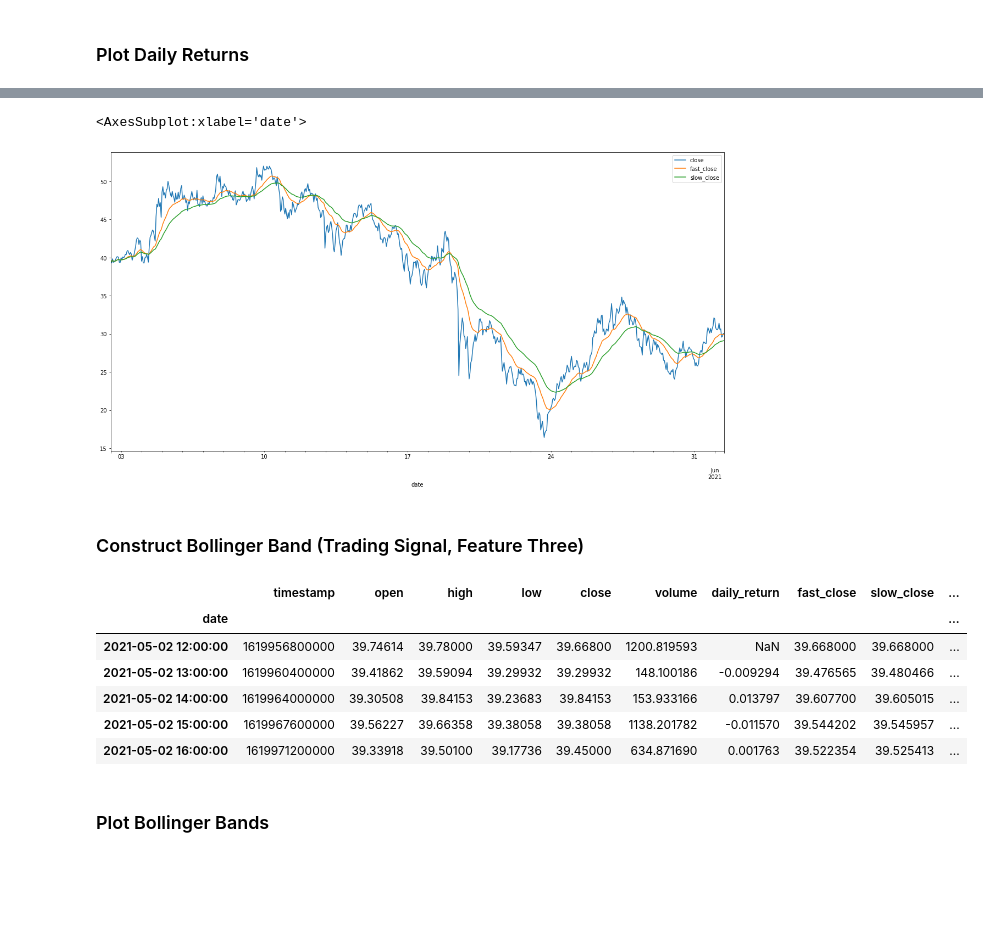
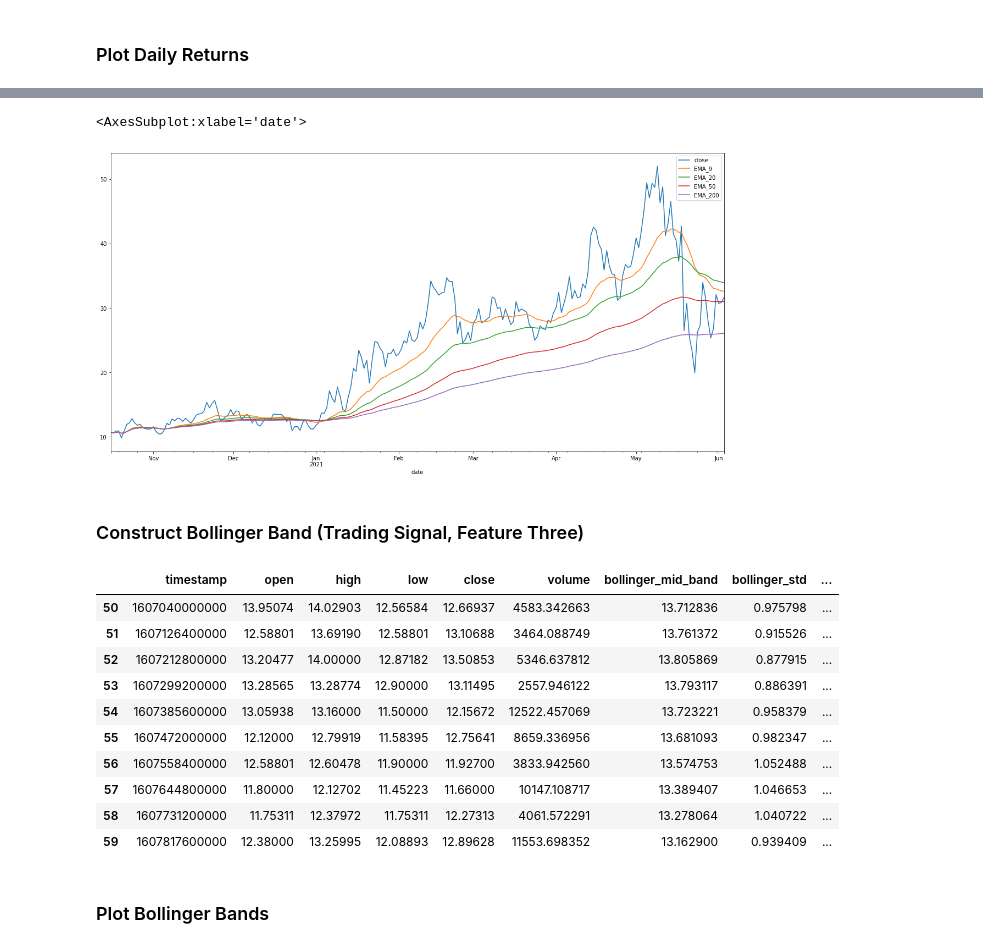
Before and after one commit to Hash3rown/monu-fintech-Project-2, a Jupyter notebook: sandbox/alex_macd_EMA_Bollinger.ipynb, the cells around one changed output, grey strips where cells are left out. Drawn from its saved outputs; the diff is of its cells as text; code cells hidden in the pictures; blank space fills up the shorter version.

```diff
--- a/sandbox/alex_macd_EMA_Bollinger.ipynb
+++ b/sandbox/alex_macd_EMA_Bollinger.ipynb
@@ -171,3 +161,0 @@ display(f"historical_prices_df shape: {historical_prices_df.shape}")
-# %%
-historical_prices_df = historical_prices_df.set_index('date')
-historical_prices_df
@@ -188,0 +162,8 @@ historical_prices_df
+# %%
+# historical_prices_df = historical_prices_df.set_index('date')
+historical_prices_df.set_index(pd.to_datetime(
+    historical_prices_df['date'],
+    infer_datetime_format=True),
+    inplace=True
+)
+historical_prices_df
@@ -190,6 +186,7 @@ historical_prices_df
 ### Plot Daily Returns
 # %%
 # Drop NAs and calculate daily percent return
-historical_prices_df['daily_return'] = historical_prices_df['close'].dropna().pct_change()
+historical_prices_df['daily_return'] = historical_prices_df['close'].pct_change()
+historical_prices_df = historical_prices_df.dropna()
 historical_prices_df
 # %% [output]
@@ -212,16 +210,24 @@ historical_prices_df
 # %%
 # Set short and long windows
-short_window = 9
-long_window = 20
 
-# Construct a `Fast` and `Slow` Exponential Moving Average from short and long windows, respectively
-historical_prices_df['fast_close'] = historical_prices_df['close'].ewm(halflife=short_window).mean()
-historical_prices_df['slow_close'] = historical_prices_df['close'].ewm(halflife=long_window).mean()
 
-# Construct a crossover trading signal
-historical_prices_df['crossover_long'] = np.where(historical_prices_df['fast_close'] > historical_prices_df['slow_close'], 1.0, 0.0)
-historical_prices_df['crossover_short'] = np.where(historical_prices_df['fast_close'] < historical_prices_df['slow_close'], -1.0, 0.0)
-historical_prices_df['crossover_signal'] = historical_prices_df['crossover_long'] + historical_prices_df['crossover_short']
+# Construct EMAS for short and long windows, respectively 9, 20, 50 and 200
+historical_prices_df['EMA_9'] = historical_prices_df['close'].ewm(halflife=9).mean()
+historical_prices_df['EMA_20'] = historical_prices_df['close'].ewm(halflife=20).mean()
+historical_prices_df['EMA_50'] = historical_prices_df['close'].ewm(halflife=50).mean()
+historical_prices_df['EMA_200'] = historical_prices_df['close'].ewm(halflife=200).mean()
+
+# Construct a 9 VS 20 crossover trading signal
+historical_prices_df['crossover_long_9v20'] = np.where(historical_prices_df['EMA_9'] > historical_prices_df['EMA_20'], 1.0, 0.0)
+historical_prices_df['crossover_short_9v20'] = np.where(historical_prices_df['EMA_9'] < historical_prices_df['EMA_20'], -1.0, 0.0)
+historical_prices_df['crossover_signal_9v20'] = historical_prices_df['crossover_long_9v20'] + historical_prices_df['crossover_short_9v20']
+
+
+# Construct a 50 VS 200 crossover trading signal
+historical_prices_df['crossover_long_50v200'] = np.where(historical_prices_df['EMA_50'] > historical_prices_df['EMA_200'], 1.0, 0.0)
+historical_prices_df['crossover_short_50v200'] = np.where(historical_prices_df['EMA_50'] < historical_prices_df['EMA_200'], -1.0, 0.0)
+historical_prices_df['crossover_signal_50v200'] = historical_prices_df['crossover_long_50v200'] + historical_prices_df['crossover_short_50v200']
+
 
 historical_prices_df.head()
 # %% [output]
@@ -237,37 +279,41 @@ historical_prices_df.head()
 # %%
 # Plot the EMA of BTC/USD closing prices
-historical_prices_df[['close', 'fast_close', 'slow_close']].plot(figsize=(20,10))
+historical_prices_df[['close', 'EMA_9', 'EMA_20', 'EMA_50', 'EMA_200']].plot(figsize=(20,10))
 # %% [output]
 <AxesSubplot:xlabel='date'>
-[figure, old version]
+[figure, new version]
 # %% [markdown]
 ### Construct Bollinger Band (Trading Signal, Feature Three)
 # %%
 # Set bollinger band window
 bollinger_window = 20
 
 # Calculate rolling mean and standard deviation
 historical_prices_df['bollinger_mid_band'] = historical_prices_df['close'].rolling(window=bollinger_window).mean()
 historical_prices_df['bollinger_std'] = historical_prices_df['close'].rolling(window=20).std()
 
 # Calculate upper and lowers bands of bollinger band
 historical_prices_df['bollinger_upper_band']  = historical_prices_df['bollinger_mid_band'] + (historical_prices_df['bollinger_std'] * 1)
 historical_prices_df['bollinger_lower_band']  = historical_prices_df['bollinger_mid_band'] - (historical_prices_df['bollinger_std'] * 1)
 
 # Calculate bollinger band trading signal
 historical_prices_df['bollinger_long'] = np.where(historical_prices_df['close'] < historical_prices_df['bollinger_lower_band'], 1.0, 0.0)
 historical_prices_df['bollinger_short'] = np.where(historical_prices_df['close'] > historical_prices_df['bollinger_upper_band'], -1.0, 0.0)
 historical_prices_df['bollinger_signal'] = historical_prices_df['bollinger_long'] + historical_prices_df['bollinger_short']
 
-historical_prices_df.head()
+historical_prices_df.iloc[50:60]
 # %% [output]
-|  | timestamp | open | high | low | close | volume | daily_return | fast_close | slow_close | ... |
-| date |  |  |  |  |  |  |  |  |  | ... |
-| 2021-05-02 12:00:00 | 1619956800000 | 39.74614 | 39.78000 | 39.59347 | 39.66800 | 1200.819593 | NaN | 39.668000 | 39.668000 | ... |
-| 2021-05-02 13:00:00 | 1619960400000 | 39.41862 | 39.59094 | 39.29932 | 39.29932 | 148.100186 | -0.009294 | 39.476565 | 39.480466 | ... |
-| 2021-05-02 14:00:00 | 1619964000000 | 39.30508 | 39.84153 | 39.23683 | 39.84153 | 153.933166 | 0.013797 | 39.607700 | 39.605015 | ... |
-| 2021-05-02 15:00:00 | 1619967600000 | 39.56227 | 39.66358 | 39.38058 | 39.38058 | 1138.201782 | -0.011570 | 39.544202 | 39.545957 | ... |
-| 2021-05-02 16:00:00 | 1619971200000 | 39.33918 | 39.50100 | 39.17736 | 39.45000 | 634.871690 | 0.001763 | 39.522354 | 39.525413 | ... |
+|  | timestamp | open | high | low | close | volume | bollinger_mid_band | bollinger_std | ... |
+| 50 | 1607040000000 | 13.95074 | 14.02903 | 12.56584 | 12.66937 | 4583.342663 | 13.712836 | 0.975798 | ... |
+| 51 | 1607126400000 | 12.58801 | 13.69190 | 12.58801 | 13.10688 | 3464.088749 | 13.761372 | 0.915526 | ... |
+| 52 | 1607212800000 | 13.20477 | 14.00000 | 12.87182 | 13.50853 | 5346.637812 | 13.805869 | 0.877915 | ... |
+| 53 | 1607299200000 | 13.28565 | 13.28774 | 12.90000 | 13.11495 | 2557.946122 | 13.793117 | 0.886391 | ... |
+| 54 | 1607385600000 | 13.05938 | 13.16000 | 11.50000 | 12.15672 | 12522.457069 | 13.723221 | 0.958379 | ... |
+| 55 | 1607472000000 | 12.12000 | 12.79919 | 11.58395 | 12.75641 | 8659.336956 | 13.681093 | 0.982347 | ... |
+| 56 | 1607558400000 | 12.58801 | 12.60478 | 11.90000 | 11.92700 | 3833.942560 | 13.574753 | 1.052488 | ... |
+| 57 | 1607644800000 | 11.80000 | 12.12702 | 11.45223 | 11.66000 | 10147.108717 | 13.389407 | 1.046653 | ... |
+| 58 | 1607731200000 | 11.75311 | 12.37972 | 11.75311 | 12.27313 | 4061.572291 | 13.278064 | 1.040722 | ... |
+| 59 | 1607817600000 | 12.38000 | 13.25995 | 12.08893 | 12.89628 | 11553.698352 | 13.162900 | 0.939409 | ... |
 # %% [markdown]
 ### Plot Bollinger Bands
 # %%
```
Also changed, not shown: parts of 35 cells of this notebook.
